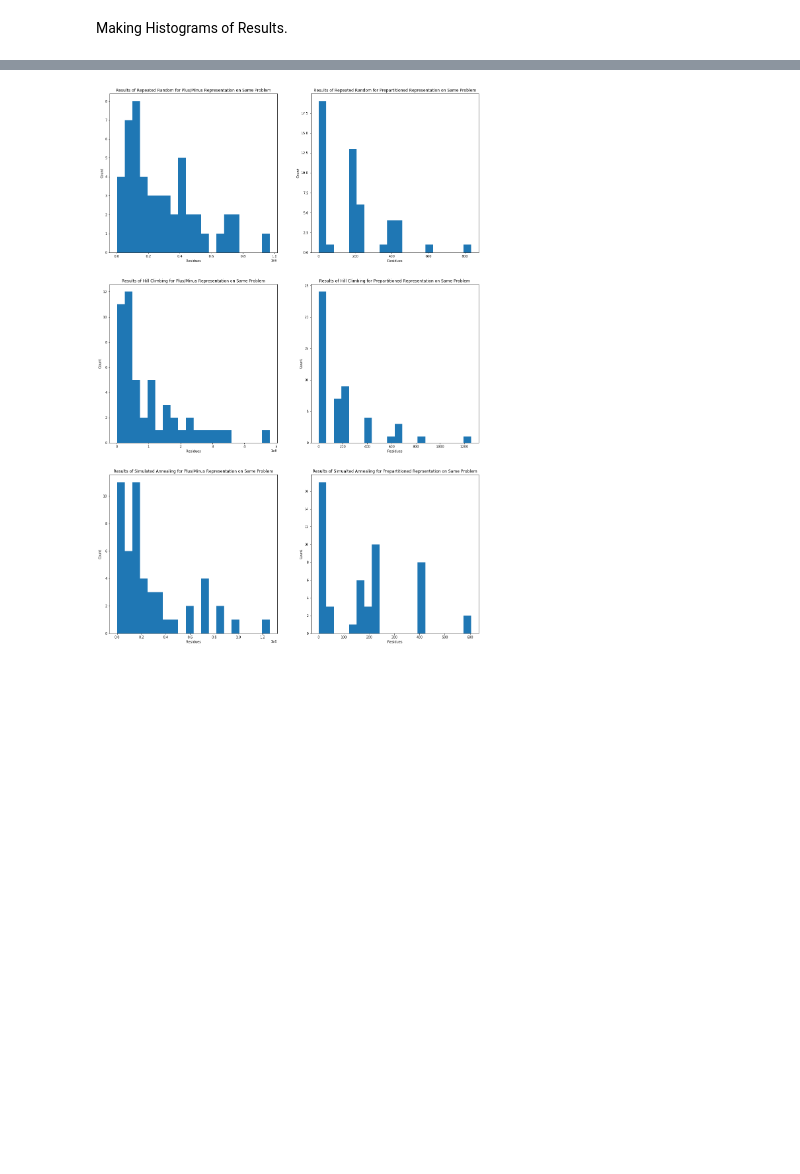
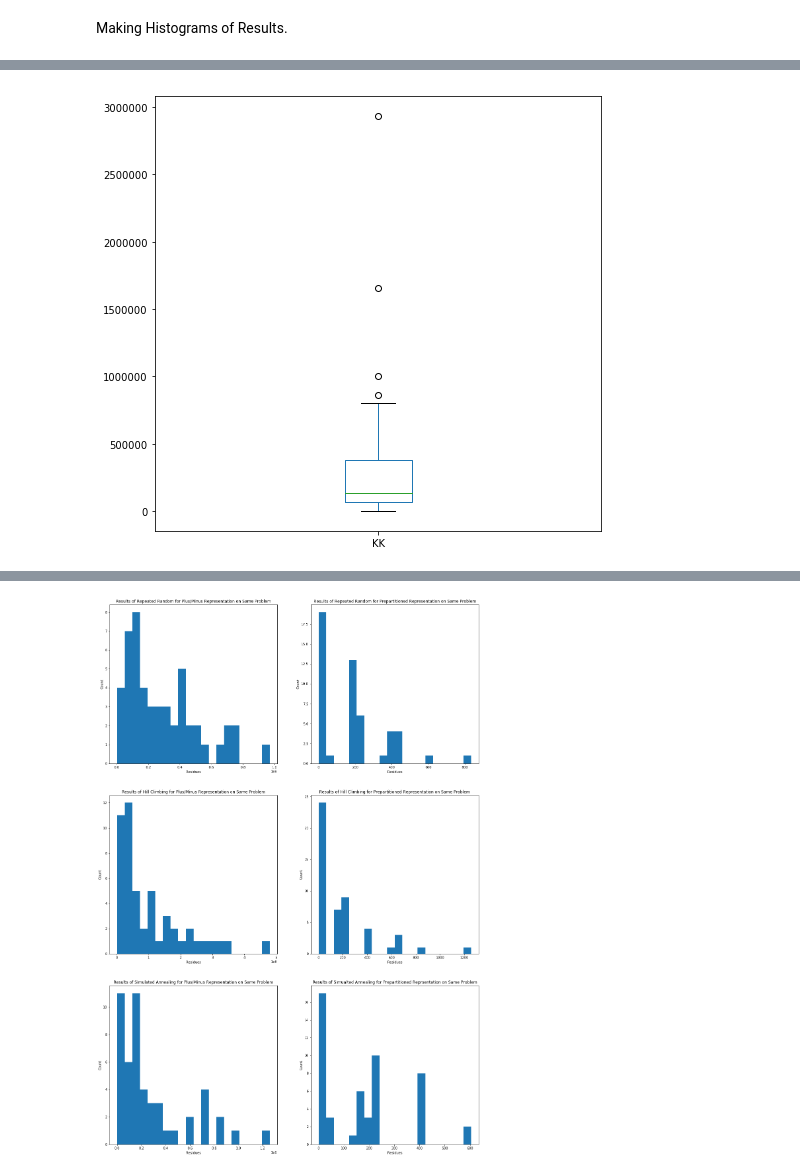
Before and after one commit to valvarez1218/CS124-ProgramPset3, a Jupyter notebook: results.ipynb, the cells around one changed output, grey strips where cells are left out. Cells and saved outputs as stored; diff of their text form; code cells hidden in the pictures; blank space fills up the shorter version.

```diff
--- a/results.ipynb
+++ b/results.ipynb
@@ -39,0 +46,5 @@ plt.show()
+# %%
+data[['KK']].plot(kind='box', figsize=(8, 8))
+plt.show()
+# %% [output]
+[figure, added]
```
Also changed, not shown: parts of 6 cells of this notebook, 3 other files.
